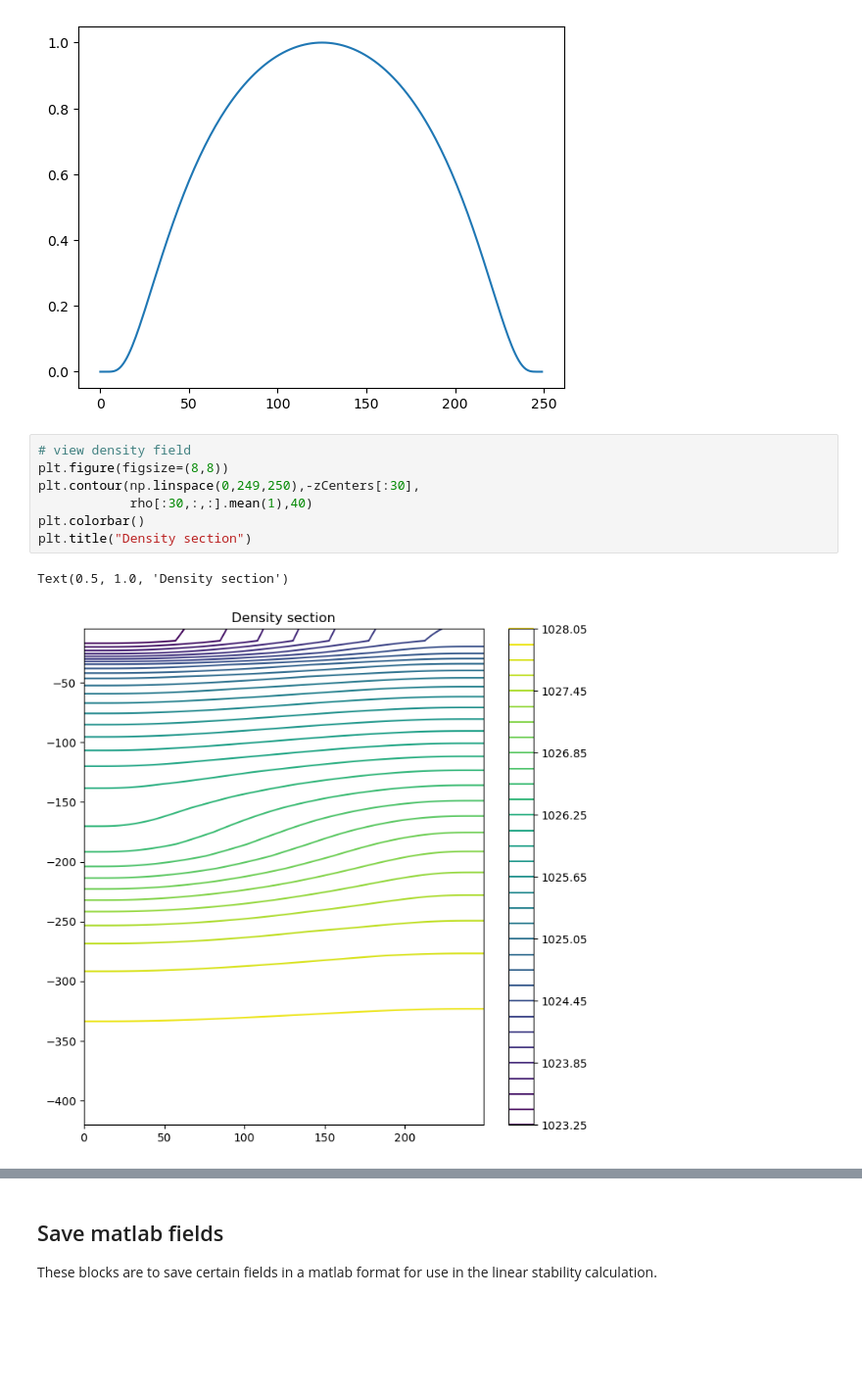
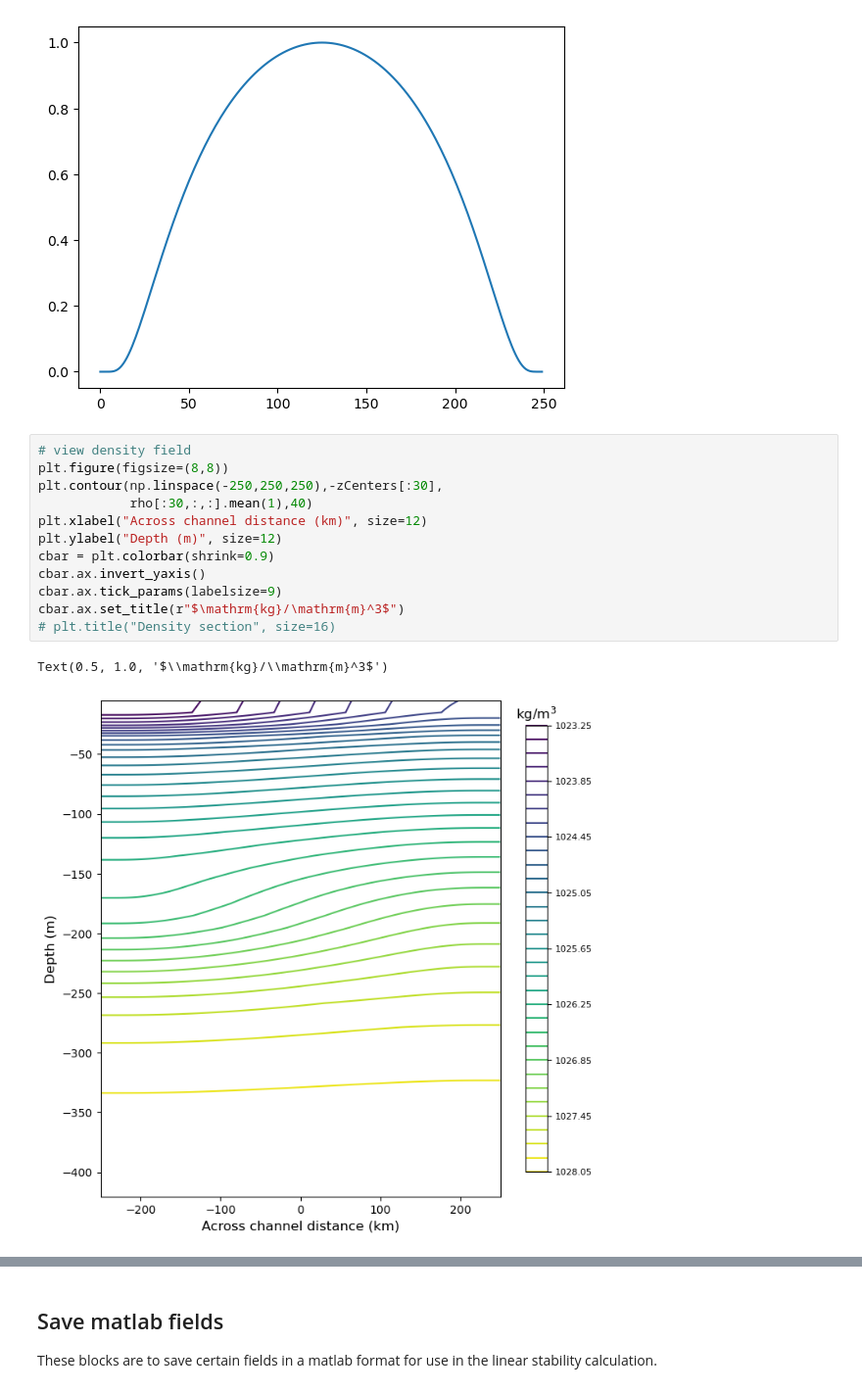
Before and after one commit to hmason13/ArcticMiddepthBI, a Jupyter notebook: analysis/modelInitializationDemo.ipynb, the cells around one changed output, grey strips where cells are left out. Shown: that part at 98% size. Drawn from its saved outputs; the diff is of its cells as text; blank space fills up the shorter version.

```diff
--- a/analysis/modelInitializationDemo.ipynb
+++ b/analysis/modelInitializationDemo.ipynb
@@ -256,13 +257,18 @@ plt.plot(funcPrime[0,0,:])
 # %%
 # view density field
 plt.figure(figsize=(8,8))
-plt.contour(np.linspace(0,249,250),-zCenters[:30],
+plt.contour(np.linspace(-250,250,250),-zCenters[:30],
             rho[:30,:,:].mean(1),40)
-plt.colorbar()
-plt.title("Density section")
+plt.xlabel("Across channel distance (km)", size=12)
+plt.ylabel("Depth (m)", size=12)
+cbar = plt.colorbar(shrink=0.9)
+cbar.ax.invert_yaxis()
+cbar.ax.tick_params(labelsize=9)
+cbar.ax.set_title(r"$\mathrm{kg}/\mathrm{m}^3$")
+# plt.title("Density section", size=16)
 # %% [output]
-Text(0.5, 1.0, 'Density section')
+Text(0.5, 1.0, '$\\mathrm{kg}/\\mathrm{m}^3$')
-[figure, old version]
+[figure, new version]
 # %%
 # view velocity field
 plt.figure(figsize=(8,8))
```
Also changed, not shown: parts of 2 cells of this notebook, 12 other files.
